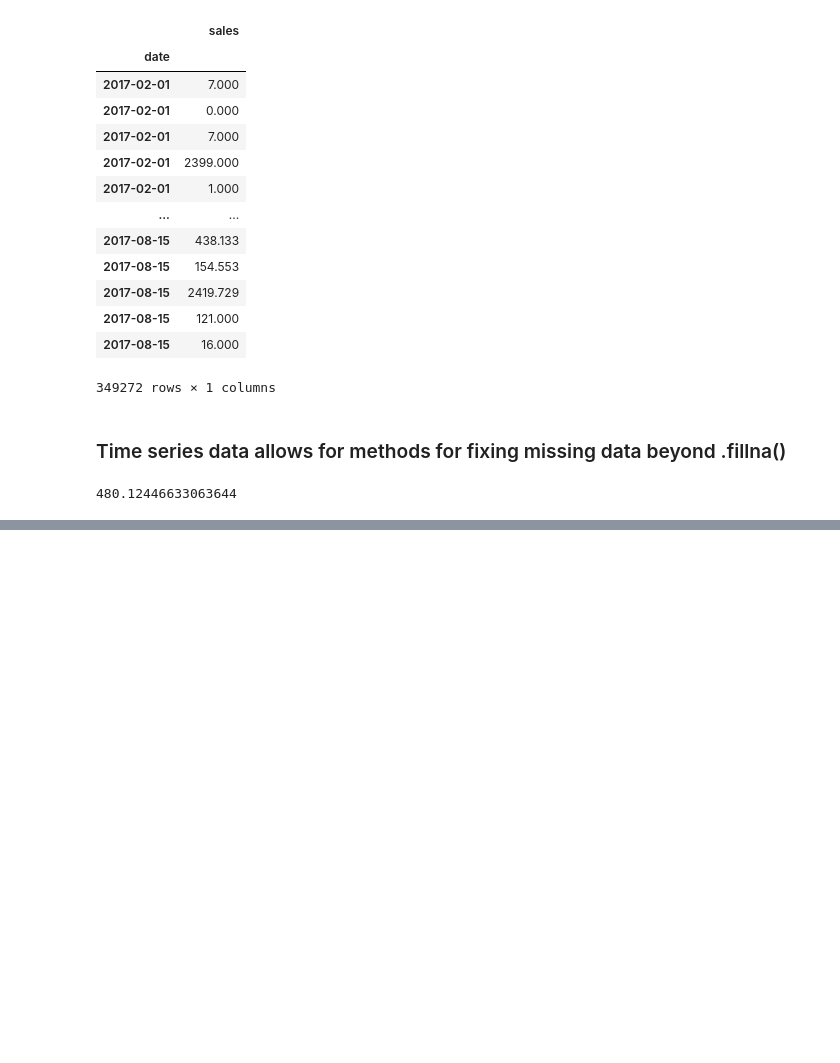
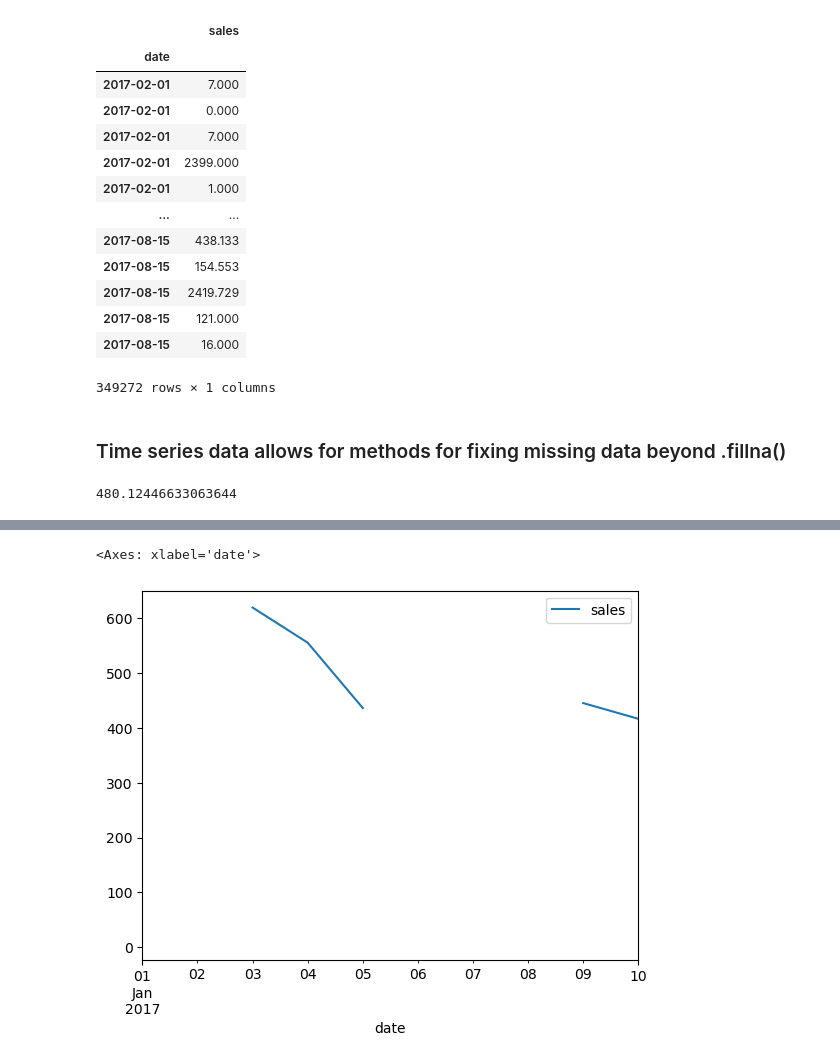
Before and after one commit to nandhini-data/Pandas, a Jupyter notebook: 5.Analyzing date and time/1.Time_Series.ipynb, the cells around one changed output, grey strips where cells are left out. Cells and saved outputs as stored; diff of their text form; code cells hidden in the pictures; blank space fills up the shorter version.

Commit message:
analyzing date and time completed

```diff
--- a/5.Analyzing date and time/1.Time_Series.ipynb
+++ b/5.Analyzing date and time/1.Time_Series.ipynb
@@ -456,8 +456,9 @@ sales_2017["sales"].mean()
 # %%
 everyday_sales_2017 = sales_2017.groupby("date").agg("mean").round(2)
 # %%
-everyday_sales_2017.loc["2017-01-02"] ="N/A"
-everyday_sales_2017.loc["2017-01-06"] ="N/A"
-everyday_sales_2017.loc["2017-01-08"] ="N/A"
+everyday_sales_2017.loc["2017-01-02"] =np.NaN
+everyday_sales_2017.loc["2017-01-06"] =np.NaN
+everyday_sales_2017.loc["2017-01-08"] =np.NaN
 # %%
-everyday_sales_2017.head(10)
+#dataset for practising missing time series data
+sales_agg = everyday_sales_2017.iloc[:10]
@@ -478,0 +481,5 @@ everyday_sales_2017.head(10)
+# %%
+sales_agg.plot()
+# %% [output]
+<Axes: xlabel='date'>
+[figure, added]
```
Also changed, not shown: parts of 29 cells of this notebook.
